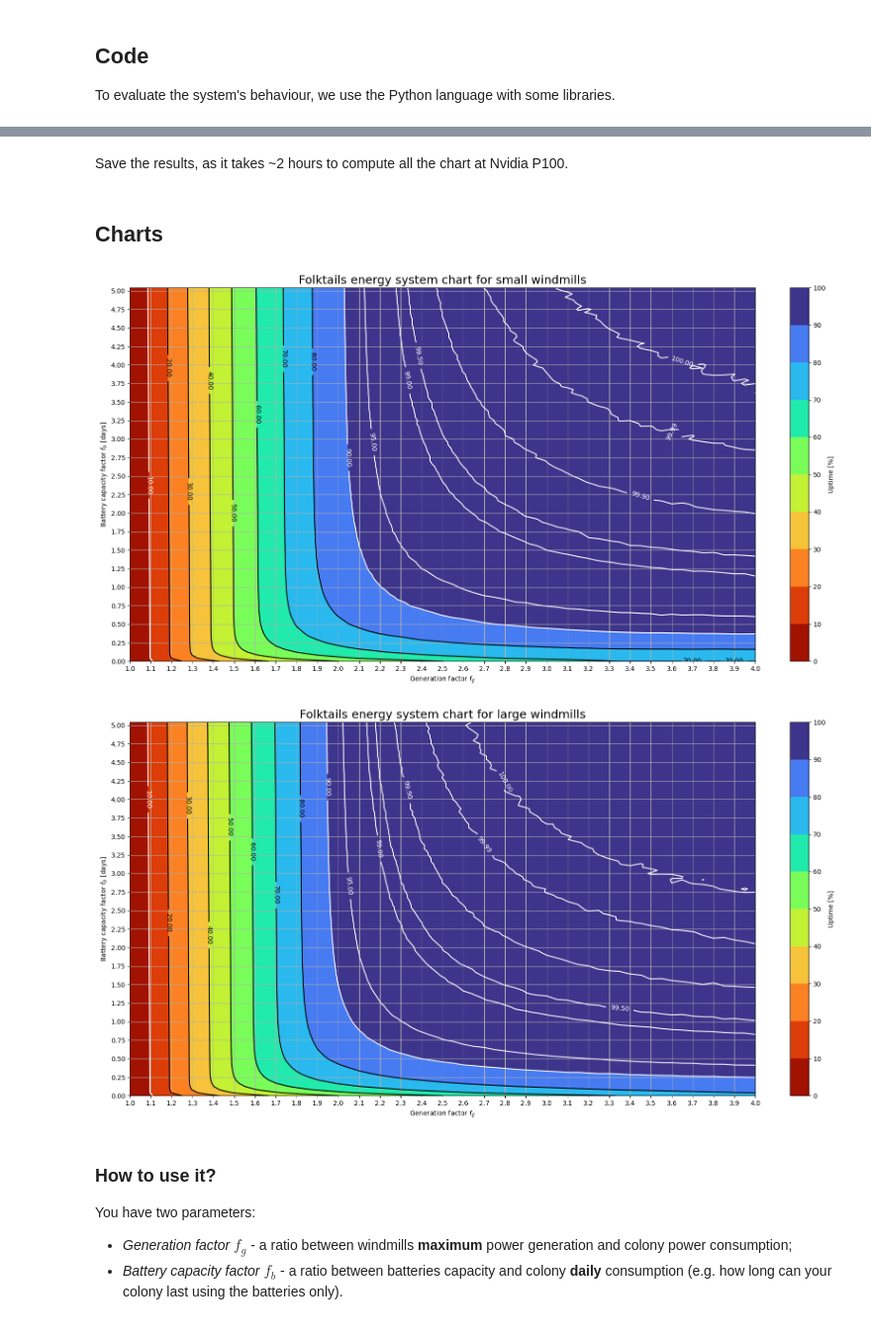
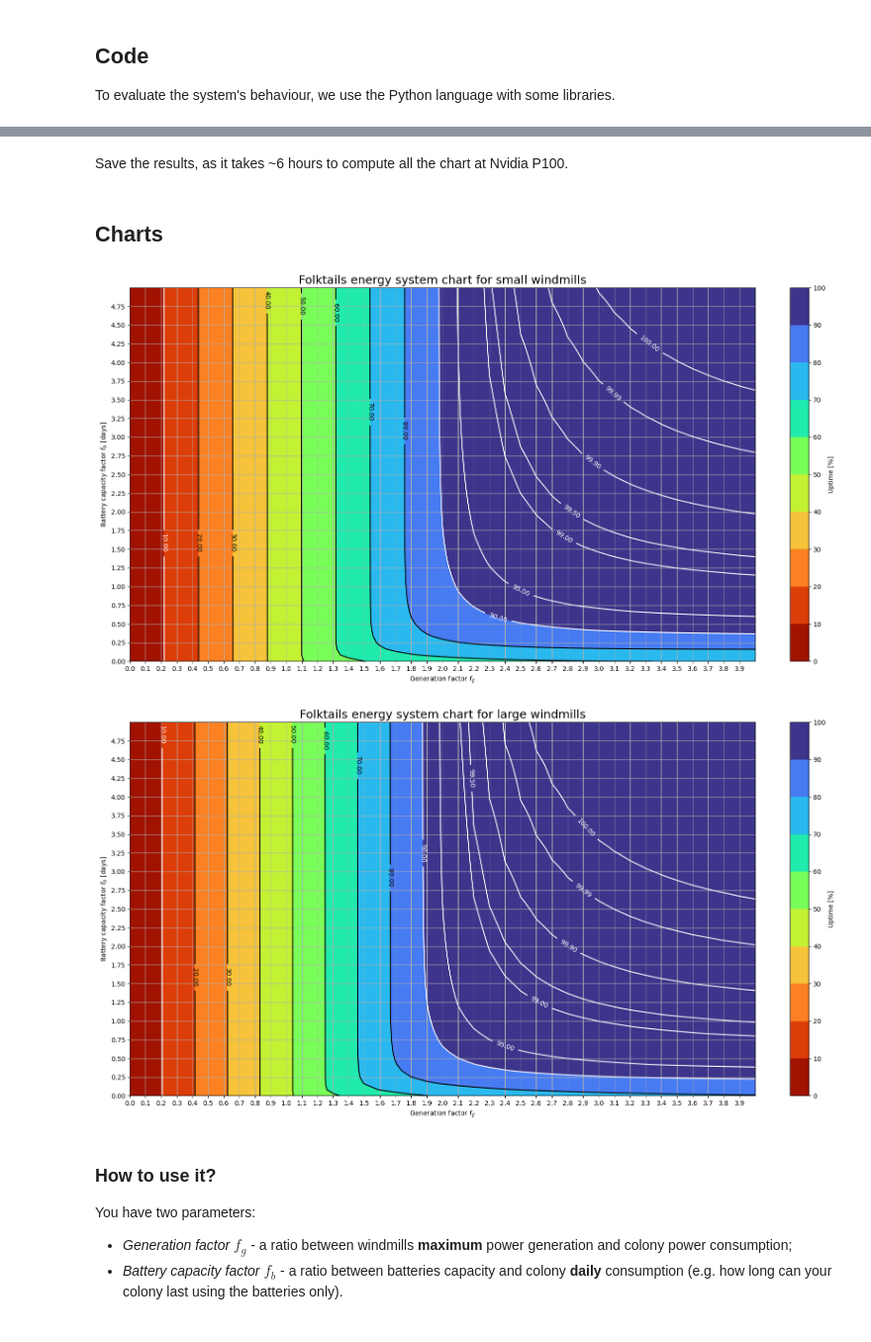
Before and after one commit to Makkarik/Timberborn-folktails-energy, a Jupyter notebook: Model.ipynb, the cells around one changed output, grey strips where cells are left out. Shown: that part at 99% size. Cells and saved outputs as stored; diff of their text form; code cells hidden in the pictures.

```diff
--- a/Model.ipynb
+++ b/Model.ipynb
@@ -182,12 +194,13 @@ $$
 
 thus we check all possible batteries relative capacities from none to 120 hours (5 days) of full system's consumption.
 # %%
-FP_MIN, FP_MAX, FP_STEP = 1.0, 4.0, 0.05
-FB_MIN, FB_MAX, FB_STEP = 0, 5, 1 / 24
+FP_MIN, FP_MAX, FP_STEP = 0, 4.0, 0.1
+FB_MIN, FB_MAX, FB_STEP = 0, 5, 1 / 12
 
 SEED = 42
 T = 10_000
 N = 1_000_000
+INIT_FACTOR = 0.5
 
 production = np.arange(FP_MIN, FP_MAX + FP_STEP, FP_STEP)
 capacity = np.arange(FB_MIN, FB_MAX + FB_STEP, FB_STEP)
@@ -195,16 +208,16 @@ capacity = np.arange(FB_MIN, FB_MAX + FB_STEP, FB_STEP)
 battery, generation = np.meshgrid(capacity, production)
 x_span, y_span = battery.shape
 # %% [markdown]
-Save the results, as it takes ~2 hours to compute all the chart at Nvidia P100.
+Save the results, as it takes ~6 hours to compute all the chart at Nvidia P100.
 # %%
 os.makedirs("./results", exist_ok=True)
 np.save("./results/battery-factor.npy", battery)
 np.save("./results/generation-factor.npy", generation)
 # %%
 for size in ["small", "large"]:
-    uptime = np.zeros_like(battery, dtype=float)
+    failure = np.zeros_like(battery, dtype=float)
     for x, y in product(
-        range(x_span), range(y_span), desc=f"Computing for {size} windmills"
+        range(x_span), range(y_span), desc=f"Computing for {size} windmills", tqdm_class=cli
     ):
         generation_factor = generation[x, 0]
         battery_factor = 24 * battery[0, y]
@@ -216,9 +229,9 @@ for size in ["small", "large"]:
             windmill_size=size,
             seed=SEED,
         )
-        uptime[x, y] = sys.compute()
+        failure[x, y] = sys.compute()
 
-    np.save(f"./results/uptime-{size}.npy", uptime)
+    np.save(f"./results/uptime-{size}.npy", failure)
 # %% [markdown]
 ## Charts
 # %%
@@ -260,15 +273,15 @@ def plot_chart(
 # %%
 generation = np.load("./results/generation-factor.npy")
 battery = np.load("./results/battery-factor.npy")
 
 for size in ["small", "large"]:
     title = f"Folktails energy system chart for {size} windmills"
-    uptime = np.load(f"./results/uptime-{size}.npy")
-    fig = plot_chart(generation, battery, uptime * 100, title)
+    failure = np.load(f"./results/uptime-{size}.npy")
+    fig = plot_chart(generation, battery, failure * 100, title)
     fig.savefig(f"./results/chart-windmill-{size}.jpg", dpi=300)
 # %% [output]
-[figure, old version]
+[figure, new version]
-[figure, old version]
+[figure, new version]
 # %% [markdown]
 ### How to use it?
 
```
Also changed, not shown: parts of 14 cells of this notebook, 6 other files.
